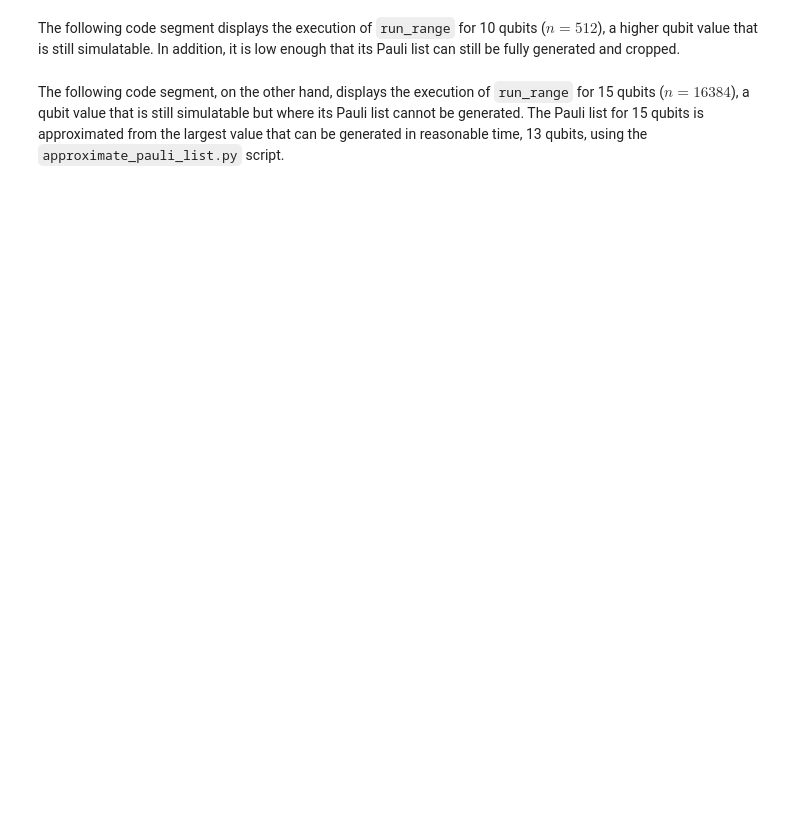
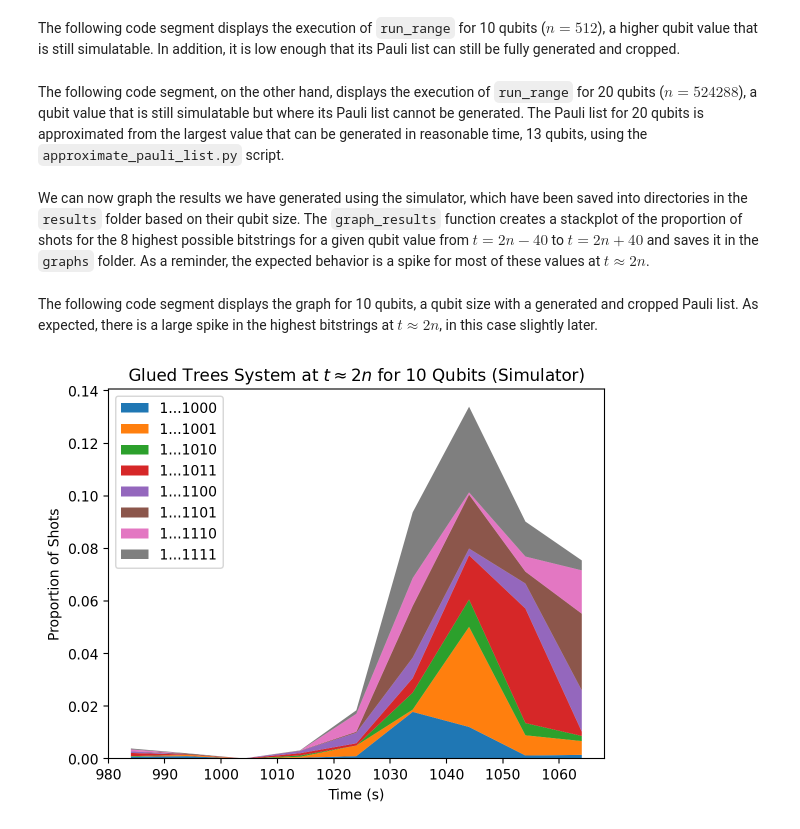
Before and after one commit to adam-godel/glued-trees, a Jupyter notebook: glued_trees.ipynb, the cells around one changed output. Cells and saved outputs as stored; diff of their text form; code cells hidden in the pictures; blank space fills up the shorter version.

Commit message:
Added simulator results up to 25 qubits

```diff
--- a/glued_trees.ipynb
+++ b/glued_trees.ipynb
@@ -137,5 +139,5 @@ The following code segment displays the execution of `run_range` for 10 qubits (
 # %%
 run_range(10)
 # %% [markdown]
-The following code segment, on the other hand, displays the execution of `run_range` for 15 qubits ($n=16384$), a qubit value that is still simulatable but where its Pauli list cannot be generated. The Pauli list for 15 qubits is approximated from the largest value that can be generated in reasonable time, 13 qubits, using the `approximate_pauli_list.py` script.
+The following code segment, on the other hand, displays the execution of `run_range` for 20 qubits ($n=524288$), a qubit value that is still simulatable but where its Pauli list cannot be generated. The Pauli list for 20 qubits is approximated from the largest value that can be generated in reasonable time, 13 qubits, using the `approximate_pauli_list.py` script.
 # %%
@@ -142,0 +145,29 @@ run_range(15)
+# %% [markdown]
+We can now graph the results we have generated using the simulator, which have been saved into directories in the `results` folder based on their qubit size. The `graph_results` function creates a stackplot of the proportion of shots for the 8 highest possible bitstrings for a given qubit value from $t=2n-40$ to $t=2n+40$ and saves it in the `graphs` folder. As a reminder, the expected behavior is a spike for most of these values at $t \approx 2n$.
+# %%
+def graph_results(dim, sim=False):
+    states = ['-40', '-30', '-20', '-10', '+0', '+10', '+20', '+30', '+40']
+    times = [2**dim+int(i) for i in states]
+    data = {}
+    for i in states:
+        with open('results/'+str(dim)+'-qubits'+('-simulator' if sim else '')+'/2n'+i+'.json', 'r') as f:
+            j = json.load(f)
+            counts = dict([i for i in j['counts'].items() if i[0][:-3] == '1'*(dim-3)])
+            for k in range(8):
+                key = '1'*(dim-3)+bin(k)[2:].rjust(3, '0')
+                if key not in data:
+                    data[key] = []
+                data[key].append(counts[key]/j['num_shots'] if key in counts else 0)
+    plt.stackplot(times, np.array(list(data.values())), labels=['1...1'+i[-3:] for i in data.keys()])
+    plt.legend(loc='upper left')
+    plt.xlabel('Time (s)')
+    plt.ylabel('Proportion of Shots')
+    plt.title(r'Glued Trees System at $t \approx 2n$ for '+str(dim)+' Qubits'+(' (Simulator)' if sim else ''))
+    plt.savefig('graphs/'+str(dim)+'_qubits_simulator.png', bbox_inches='tight', dpi=300)
+    plt.show()
+# %% [markdown]
+The following code segment displays the graph for 10 qubits, a qubit size with a generated and cropped Pauli list. As expected, there is a large spike in the highest bitstrings at $t \approx 2n$, in this case slightly later.
+# %%
+graph_results(10, sim=True)
+# %% [output]
+[figure, added]
```
Also changed, not shown: parts of 9 cells of this notebook, 55 other files.
